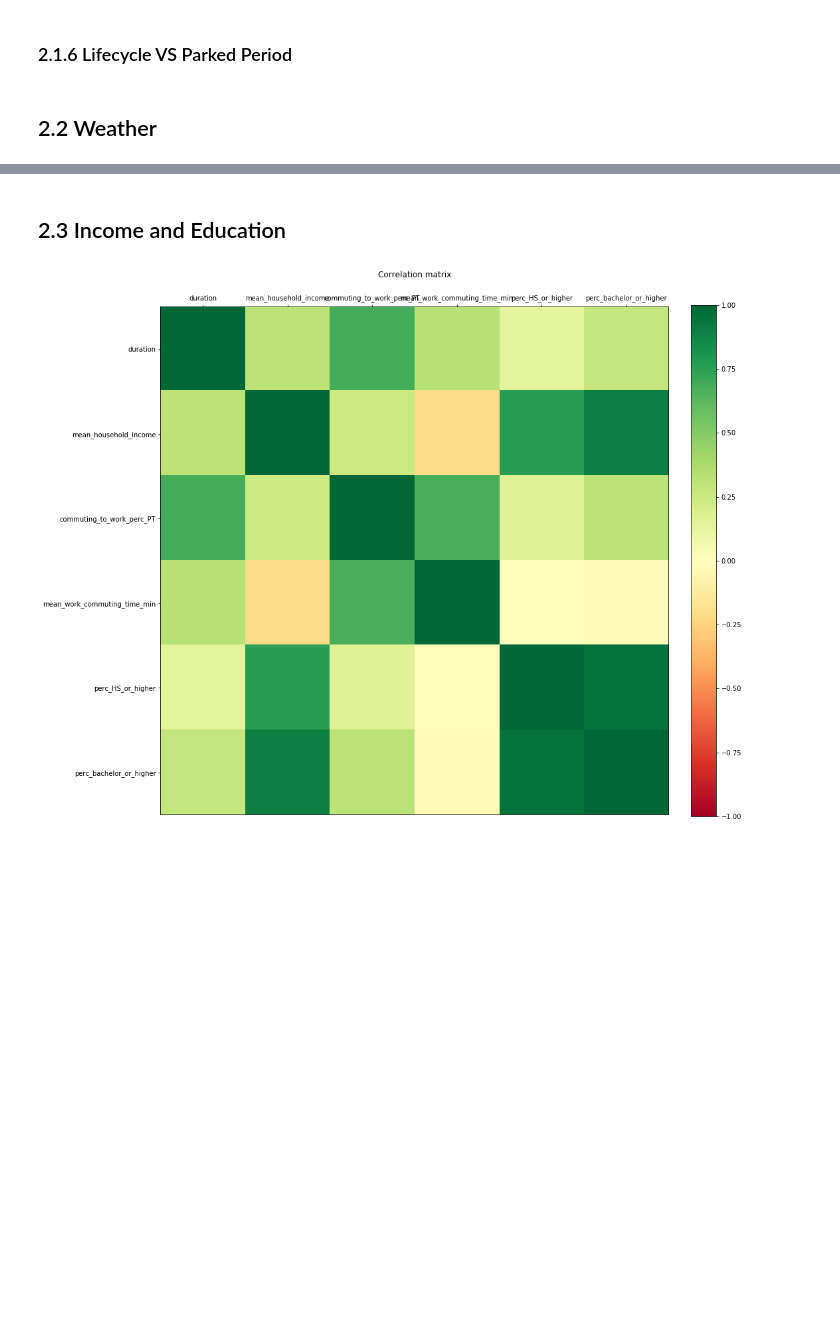
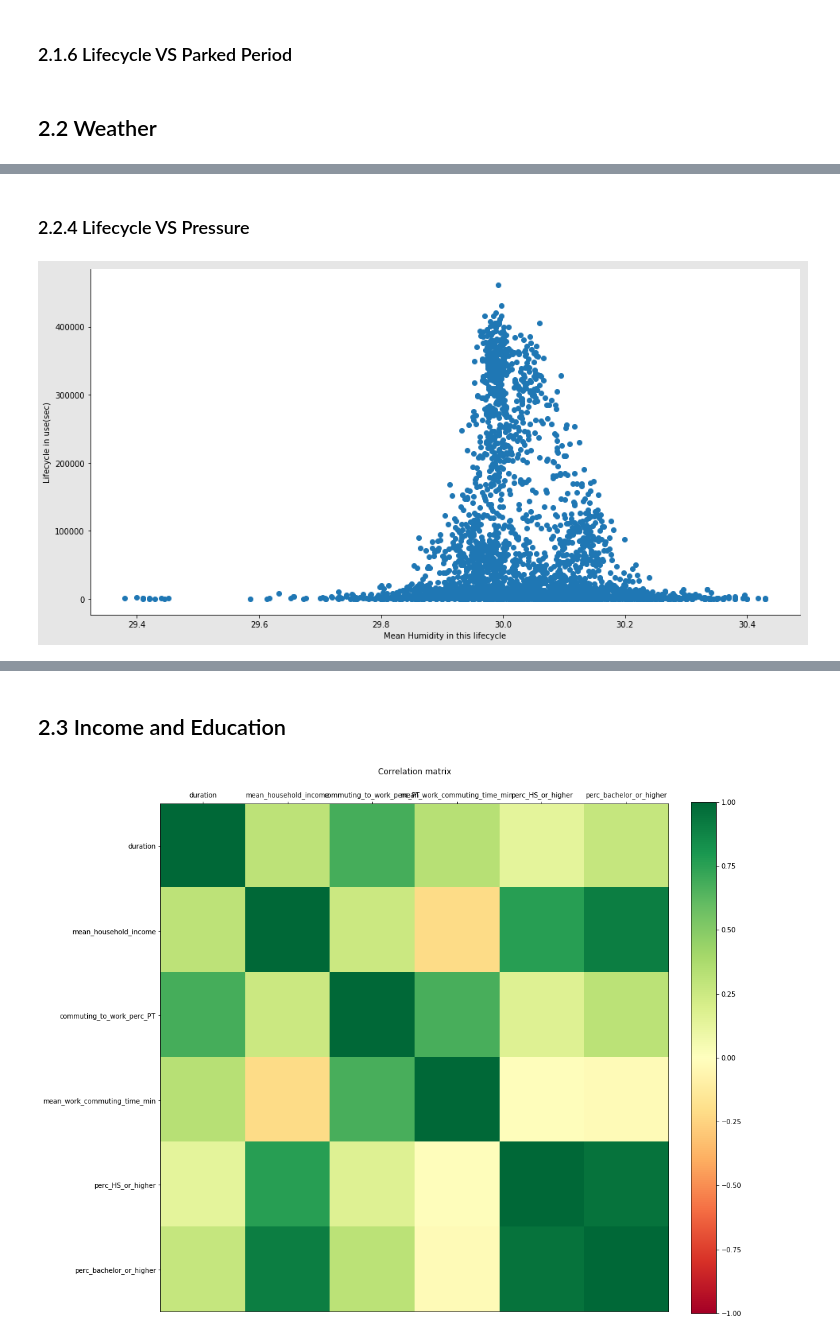
Before and after one commit to leon-lee-jl/MoBike, a Jupyter notebook: MoBike V1.0.ipynb, the cells around one changed output, grey strips where cells are left out. Saved outputs shown, nothing was run; the diff lists cells and outputs as text; code cells hidden in the pictures; blank space fills up the shorter version.

```diff
--- a/MoBike V1.0.ipynb
+++ b/MoBike V1.0.ipynb
@@ -596,0 +673,16 @@ plt.legend()
+# %% [markdown]
+### 2.2.4 Lifecycle VS Pressure
+# %%
+fig, ax = plt.subplots(figsize = [16,8], facecolor=[0.9,0.9,0.9])
+ax.spines['right'].set_color('none')
+ax.spines['top'].set_color('none')
+ax.xaxis.set_ticks_position('bottom')
+ax.yaxis.set_ticks_position('left')
+x_axis=lifecycle_weather.Presbyduration
+y_axis=lifecycle_weather.duration
+ax.scatter(x_axis, y_axis)
+plt.xlabel('Mean Humidity in this lifecycle')
+plt.ylabel('Lifecycle in use(sec)')
+plt.show()
+# %% [output]
+[figure, added]
```
Also changed, not shown: parts of 22 cells of this notebook.
